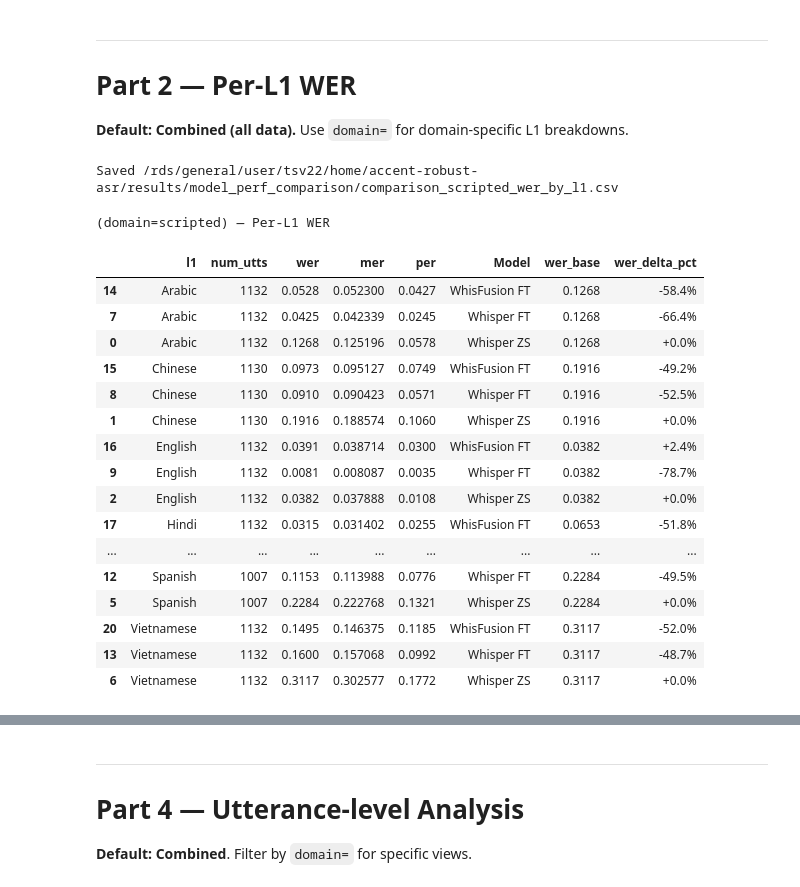
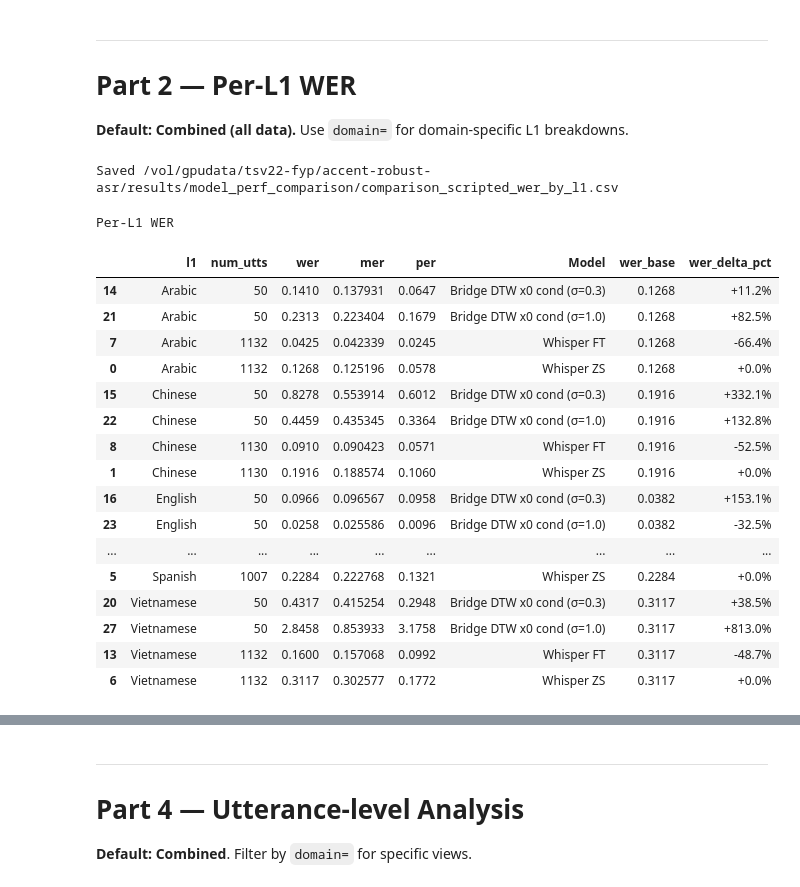
Before and after one commit to Tisya-V/accent-robust-asr, a Jupyter notebook: src/analysis/model_perf_comparison.ipynb, the cells around one changed output, grey strips where cells are left out. Drawn from its saved outputs; the diff is of its cells as text; code cells hidden in the pictures.

```diff
--- a/src/analysis/model_perf_comparison.ipynb
+++ b/src/analysis/model_perf_comparison.ipynb
@@ -81,7 +89,7 @@ def filter_by_domain(df: pd.DataFrame, domain: str | None) -> pd.DataFrame:
     return df[df["domain"] == domain].copy()
 
 
-# ── Load all cached CSVs ──────────────────────────────────────────────────────
+# ── Load model perf CSVs ──────────────────────────────────────────────────────
 results: dict[str, pd.DataFrame | None] = {}
 for key in MODEL_KEYS:
     df = load_results(key)
@@ -90,6 +98,25 @@ for key in MODEL_KEYS:
         print(f"  loaded  {key}: {len(df):,} rows ({df['domain'].value_counts().to_dict()})")
     else:
         print(f"  [missing] {key}")
+
+# ── Load bridge eval CSVs and merge into results ──────────────────────────────
+def load_bridge_result(key: str) -> pd.DataFrame | None:
+    p = BRIDGE_DIR / f"{key}.csv"
+    if not p.exists():
+        print(f"  [missing] {p}")
+        return None
+    df = pd.read_csv(p)
+    df["domain"] = "scripted"  # bridge test set is all scripted (arctic_a*)
+    return df
+
+for key, label in BRIDGE_KEYS.items():
+    df = load_bridge_result(key)
+    results[key] = df
+    MODEL_KEYS[key] = label
+    if df is not None:
+        print(f"  loaded bridge {key}: {len(df):,} rows  {df['l1'].value_counts().to_dict()}")
+    else:
+        print(f"  [missing bridge] {key}")
 # %% [output]
   loaded  baseline: 7,796 rows ({'scripted': 7796})
   loaded  whisper_finetuned: 7,796 rows ({'scripted': 7796})
@@ -270,6 +299,8 @@ plot_summary_bars(domain)
 
   **Default: Combined (all data).** Use `domain=` for domain-specific L1 breakdowns.
 # %%
+display_model_keys = ["baseline"]
+
 def get_l1_breakdown(domain: str | None = None, metric: str = "wer") -> pd.DataFrame:
     """Per-L1 breakdown for a chosen metric."""
     metric = metric.lower()
@@ -312,12 +343,15 @@ metric = "wer"  # "wer" / "mer" / "per"
 l1_df = get_l1_breakdown(domain, metric)
 
 if not l1_df.empty:
+
     l1s = sorted(l1_df["l1"].unique())
     metric_label = "PER (G2P)" if metric == "per" else metric.upper()
 
     # Use actual model keys that exist in MODEL_KEYS and are available
     model_order = list(MODEL_KEYS.keys())
     ordered_items = [(k, MODEL_KEYS[k]) for k in model_order if available(k)]
+    # filter to only those in display_model_keys
+    ordered_items = [(k, label) for k, label in ordered_items if k in display_model_keys]
 
     fig = go.Figure()
     for key, label in ordered_items:
@@ -326,51 +360,49 @@ if not l1_df.empty:
             name=label,
             x=l1s,
             y=[sub.loc[l, metric] if l in sub.index else None for l in l1s],
             text=[f"{sub.loc[l, metric]:.1%}" if l in sub.index and pd.notna(sub.loc[l, metric]) else "" for l in l1s],
             textposition="outside",
         ))
 
-    domain_str = f" (domain={domain})" if domain else " (All Data)"
     fig.update_layout(
-        title=f"{metric_label} by L1{domain_str}",
         barmode="group",
         yaxis=dict(title=metric_label, tickformat=".0%"),
         legend=dict(orientation="h", y=1.12, xanchor="center", x=0.5),
         margin=dict(t=80),
     )
     fig.show()
 
     out = Path(RESULTS_DIR) / f"comparison_{domain or 'all'}_{metric}_by_l1.csv"
     l1_df.to_csv(out, index=False)
     print(f"Saved {out}")
 
     display(
         l1_df.sort_values(["l1", "Model"])
             .style.format({
                 metric: "{:.4f}",
                 f"{metric}_base": "{:.4f}",
                 f"{metric}_delta_pct": "{:+.1f}%",
                 "per": lambda v: f"{v:.4f}" if pd.notna(v) else "—",
             })
-            .set_caption(f"{domain_str} — Per-L1 {metric_label}")
+            .set_caption(f" Per-L1 {metric_label}")
     )
 # %% [output]
-Saved /rds/general/user/tsv22/home/accent-robust-asr/results/model_perf_comparison/comparison_scripted_wer_by_l1.csv
+Saved /vol/gpudata/tsv22-fyp/accent-robust-asr/results/model_perf_comparison/comparison_scripted_wer_by_l1.csv
-(domain=scripted) — Per-L1 WER
+Per-L1 WER
 |  | l1 | num_utts | wer | mer | per | Model | wer_base | wer_delta_pct |
-| 14 | Arabic | 1132 | 0.0528 | 0.052300 | 0.0427 | WhisFusion FT | 0.1268 | -58.4% |
+| 14 | Arabic | 50 | 0.1410 | 0.137931 | 0.0647 | Bridge DTW x0 cond (σ=0.3) | 0.1268 | +11.2% |
+| 21 | Arabic | 50 | 0.2313 | 0.223404 | 0.1679 | Bridge DTW x0 cond (σ=1.0) | 0.1268 | +82.5% |
 | 7 | Arabic | 1132 | 0.0425 | 0.042339 | 0.0245 | Whisper FT | 0.1268 | -66.4% |
 | 0 | Arabic | 1132 | 0.1268 | 0.125196 | 0.0578 | Whisper ZS | 0.1268 | +0.0% |
-| 15 | Chinese | 1130 | 0.0973 | 0.095127 | 0.0749 | WhisFusion FT | 0.1916 | -49.2% |
+| 15 | Chinese | 50 | 0.8278 | 0.553914 | 0.6012 | Bridge DTW x0 cond (σ=0.3) | 0.1916 | +332.1% |
+| 22 | Chinese | 50 | 0.4459 | 0.435345 | 0.3364 | Bridge DTW x0 cond (σ=1.0) | 0.1916 | +132.8% |
 | 8 | Chinese | 1130 | 0.0910 | 0.090423 | 0.0571 | Whisper FT | 0.1916 | -52.5% |
 | 1 | Chinese | 1130 | 0.1916 | 0.188574 | 0.1060 | Whisper ZS | 0.1916 | +0.0% |
-| 16 | English | 1132 | 0.0391 | 0.038714 | 0.0300 | WhisFusion FT | 0.0382 | +2.4% |
-| 9 | English | 1132 | 0.0081 | 0.008087 | 0.0035 | Whisper FT | 0.0382 | -78.7% |
-| 2 | English | 1132 | 0.0382 | 0.037888 | 0.0108 | Whisper ZS | 0.0382 | +0.0% |
-| 17 | Hindi | 1132 | 0.0315 | 0.031402 | 0.0255 | WhisFusion FT | 0.0653 | -51.8% |
+| 16 | English | 50 | 0.0966 | 0.096567 | 0.0958 | Bridge DTW x0 cond (σ=0.3) | 0.0382 | +153.1% |
+| 23 | English | 50 | 0.0258 | 0.025586 | 0.0096 | Bridge DTW x0 cond (σ=1.0) | 0.0382 | -32.5% |
 | ... | ... | ... | ... | ... | ... | ... | ... | ... |
-| 12 | Spanish | 1007 | 0.1153 | 0.113988 | 0.0776 | Whisper FT | 0.2284 | -49.5% |
 | 5 | Spanish | 1007 | 0.2284 | 0.222768 | 0.1321 | Whisper ZS | 0.2284 | +0.0% |
-| 20 | Vietnamese | 1132 | 0.1495 | 0.146375 | 0.1185 | WhisFusion FT | 0.3117 | -52.0% |
+| 20 | Vietnamese | 50 | 0.4317 | 0.415254 | 0.2948 | Bridge DTW x0 cond (σ=0.3) | 0.3117 | +38.5% |
+| 27 | Vietnamese | 50 | 2.8458 | 0.853933 | 3.1758 | Bridge DTW x0 cond (σ=1.0) | 0.3117 | +813.0% |
 | 13 | Vietnamese | 1132 | 0.1600 | 0.157068 | 0.0992 | Whisper FT | 0.3117 | -48.7% |
 | 6 | Vietnamese | 1132 | 0.3117 | 0.302577 | 0.1772 | Whisper ZS | 0.3117 | +0.0% |
```
Also changed, not shown: parts of 7 cells of this notebook, 41 other files.
